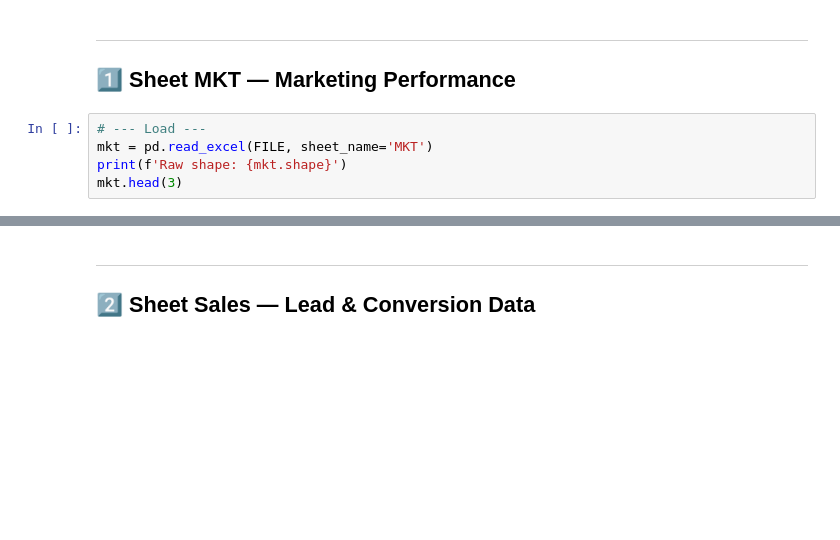
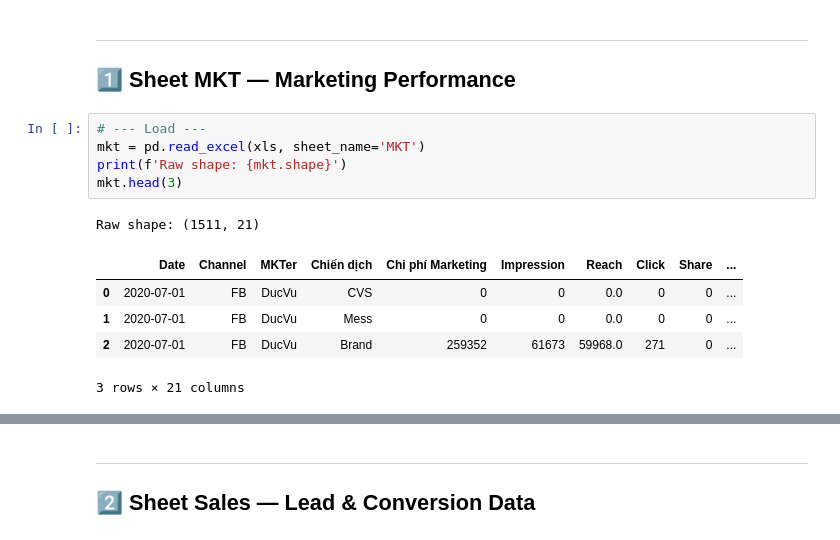
Before and after one commit to huulooc/teenup, a Jupyter notebook: Q3_2020_Data_Cleaning (1).ipynb, the cells around one changed output, grey strips where cells are left out. Saved outputs shown, nothing was run; the diff lists cells and outputs as text; blank space fills up the shorter version.

```diff
--- a/Q3_2020_Data_Cleaning (1).ipynb
+++ b/Q3_2020_Data_Cleaning (1).ipynb
@@ -32,9 +89,16 @@ print('📂 Sheets available:', pd.ExcelFile(FILE).sheet_names)
 ## 1️⃣ Sheet MKT — Marketing Performance
 # %%
 # --- Load ---
-mkt = pd.read_excel(FILE, sheet_name='MKT')
+mkt = pd.read_excel(xls, sheet_name='MKT')
 print(f'Raw shape: {mkt.shape}')
 mkt.head(3)
+# %% [output]
+Raw shape: (1511, 21)
+|  | Date | Channel | MKTer | Chiến dịch | Chi phí Marketing | Impression | Reach | Click | Share | ... |
+| 0 | 2020-07-01 | FB | DucVu | CVS | 0 | 0 | 0.0 | 0 | 0 | ... |
+| 1 | 2020-07-01 | FB | DucVu | Mess | 0 | 0 | 0.0 | 0 | 0 | ... |
+| 2 | 2020-07-01 | FB | DucVu | Brand | 259352 | 61673 | 59968.0 | 271 | 0 | ... |
+3 rows × 21 columns
 # %%
 # --- Audit ---
 print('=== DTYPES ===')
```
Also changed, not shown: parts of 17 cells of this notebook.
